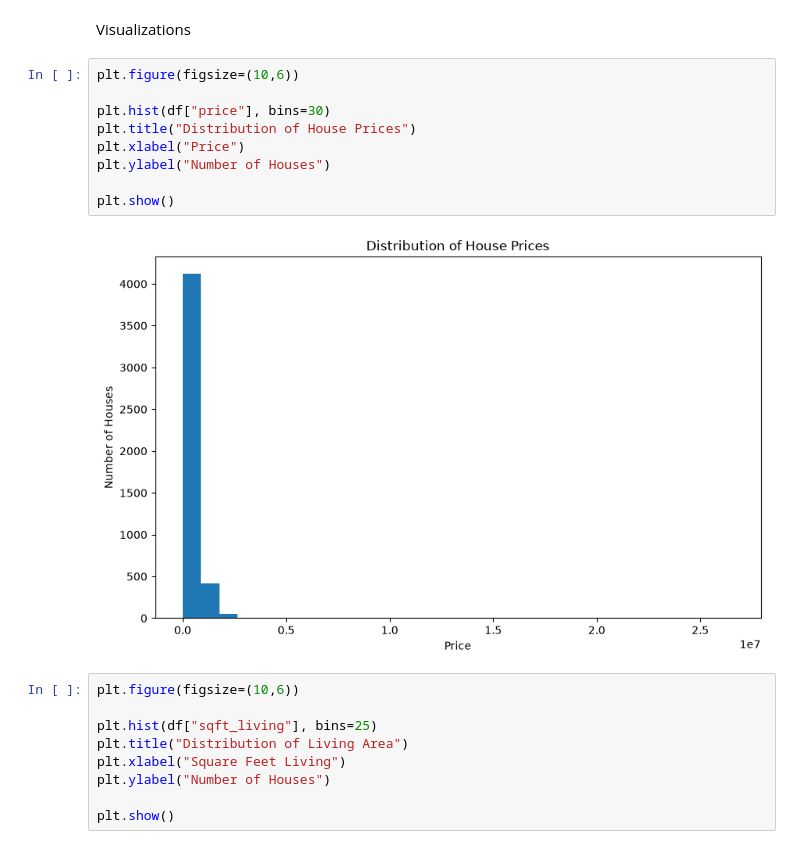
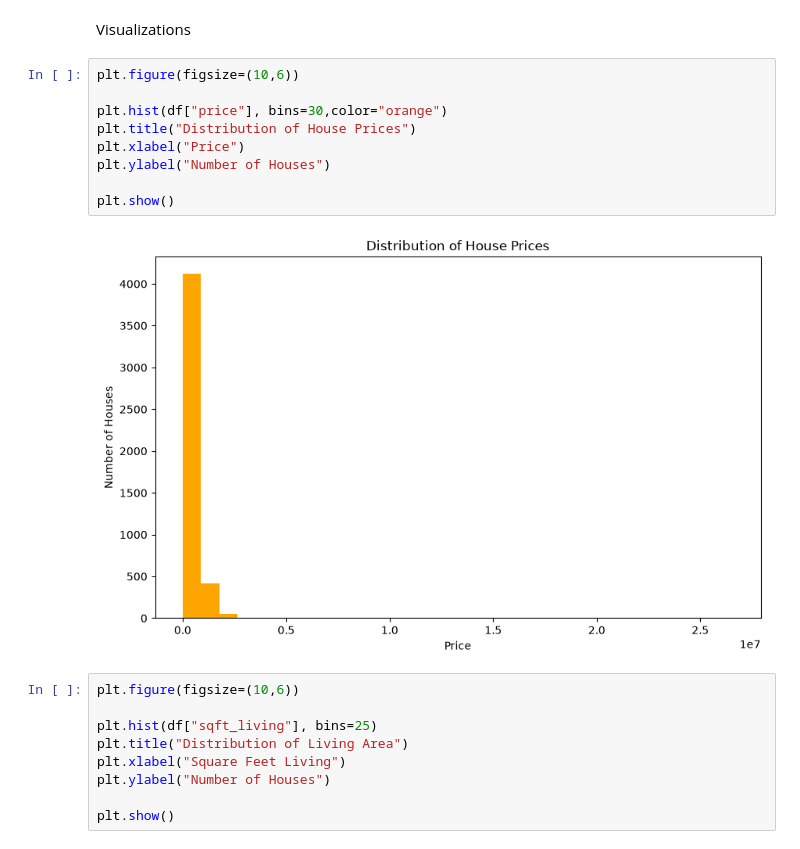
Before and after one commit to Pragna-sri02/AIML_Classes, a Jupyter notebook: house_price_prediction.ipynb, the cells around one changed output. Cells and saved outputs as stored; diff of their text form.

```diff
--- a/house_price_prediction.ipynb
+++ b/house_price_prediction.ipynb
@@ -153,14 +153,14 @@ Visualizations
 # %%
 plt.figure(figsize=(10,6))
 
-plt.hist(df["price"], bins=30)
+plt.hist(df["price"], bins=30,color="orange")
 plt.title("Distribution of House Prices")
 plt.xlabel("Price")
 plt.ylabel("Number of Houses")
 
 plt.show()
 # %% [output]
-[figure, old version]
+[figure, new version]
 # %%
 plt.figure(figsize=(10,6))
 
```
Also changed, not shown: parts of 34 cells of this notebook.
